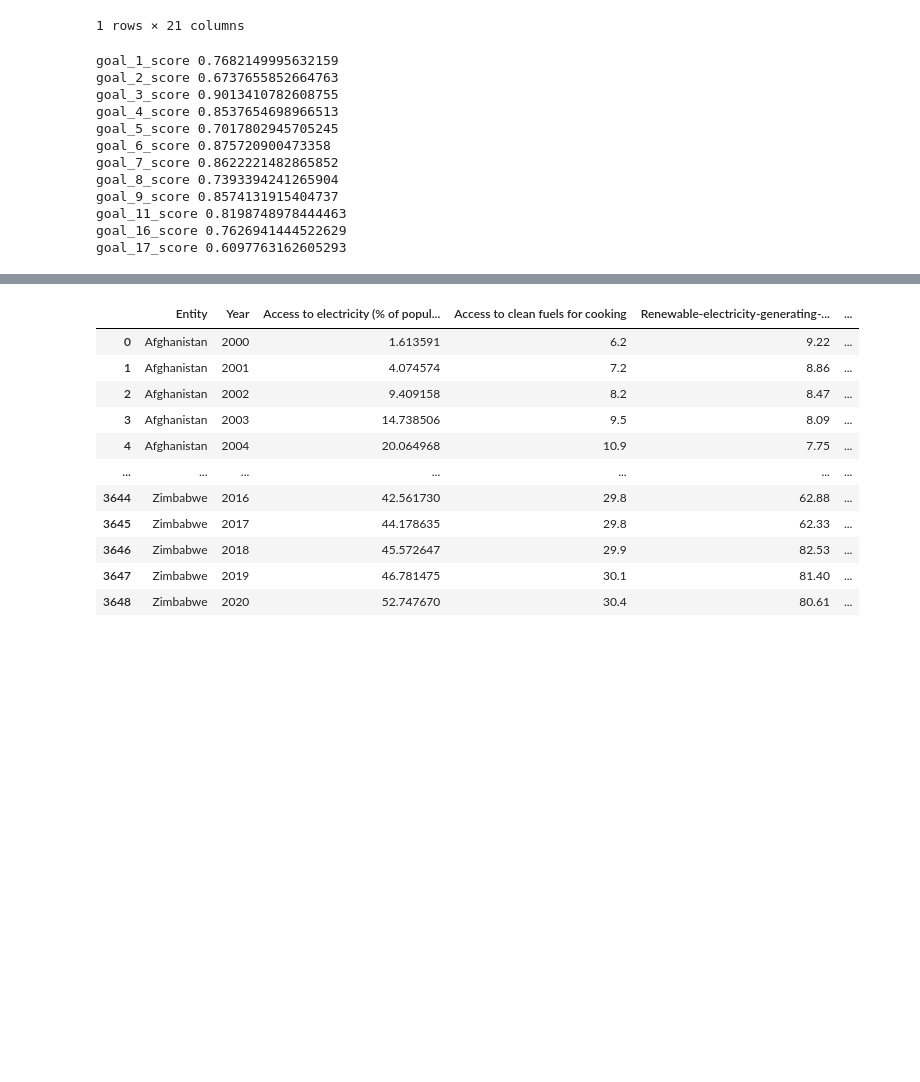
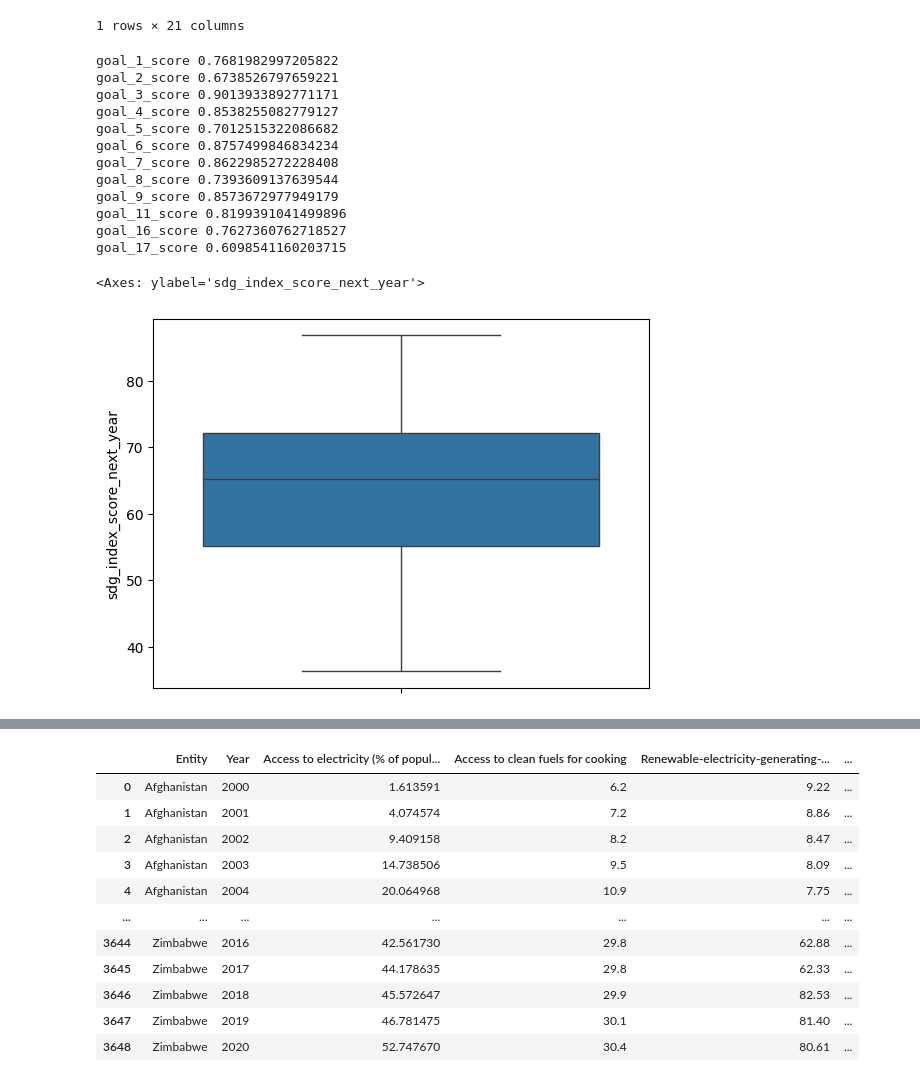
Before and after one commit to gondimjoaom/IA024, a Jupyter notebook: EDA.ipynb, the cells around one changed output, grey strips where cells are left out. Saved outputs shown, nothing was run; the diff lists cells and outputs as text; code cells hidden in the pictures; blank space fills up the shorter version.

```diff
--- a/EDA.ipynb
+++ b/EDA.ipynb
@@ -23,15 +29,17 @@ data1
 # %%
-def add_next_year(row):
+def add_X_year(row, x):
     current_year = row['year']
     country = row['country']
-    if data[(data["country"]==country) & (data["year"]==current_year+1)].shape[0] != 0:
+    if data1[(data1["country"]==country) & (data1["year"]==current_year+x)].shape[0] != 0:
         # print(data[(data["country"]==country) & (data["year"]==current_year+1)]["year"].values[0])
-        sdg_index_score_next_year = data[(data["country"]==country) & (data["year"]==current_year+1)]["sdg_index_score"].values[0]
+        sdg_index_score_next_year = data1[(data1["country"]==country) & (data1["year"]==current_year+x)]["sdg_index_score"].values[0]
         return sdg_index_score_next_year
     else:
         return pd.NA
 # %%
-data1['sdg_index_score_next_year'] = data1.apply(add_next_year, axis=1)
+anos = 10
+data1[f'sdg_index_score_next_{anos}_years'] = data1.apply(lambda row: add_X_year(row, x=10), axis=1)
+data1.to_csv(f"sdg_index_2000-2022_TARGET=next{anos}years.csv", index=False)
 # %%
 data1
 # %% [output]
@@ -78,22 +86,27 @@ from scipy.stats import spearmanr
 new_data1 = data1.dropna()
 # %%
 spearman_feats = []
-g_target = new_data1["sdg_index_score_next_year"][:-1]
+g_target = new_data1["sdg_index_score_next_year"]
 for feat in new_data1.iloc[:, 4:-1].columns:
-    g_feat = new_data1[feat][:-1]
+    g_feat = new_data1[feat]
     rho, pvalue = spearmanr(g_target, g_feat)
     if rho > .5:
         print(feat, rho)
 # %% [output]
-goal_1_score 0.7682149995632159
-goal_2_score 0.6737655852664763
-goal_3_score 0.9013410782608755
-goal_4_score 0.8537654698966513
-goal_5_score 0.7017802945705245
-goal_6_score 0.875720900473358
-goal_7_score 0.8622221482865852
-goal_8_score 0.7393394241265904
-goal_9_score 0.8574131915404737
-goal_11_score 0.8198748978444463
-goal_16_score 0.7626941444522629
-goal_17_score 0.6097763162605293
+goal_1_score 0.7681982997205822
+goal_2_score 0.6738526797659221
+goal_3_score 0.9013933892771171
+goal_4_score 0.8538255082779127
+goal_5_score 0.7012515322086682
+goal_6_score 0.8757499846834234
+goal_7_score 0.8622985272228408
+goal_8_score 0.7393609137639544
+goal_9_score 0.8573672977949179
+goal_11_score 0.8199391041499896
+goal_16_score 0.7627360762718527
+goal_17_score 0.6098541160203715
+# %%
+sns.boxplot(data=new_data1, y='sdg_index_score_next_year')
+# %% [output]
+<Axes: ylabel='sdg_index_score_next_year'>
+[figure, added]
```
Also changed, not shown: parts of 4 cells of this notebook.
